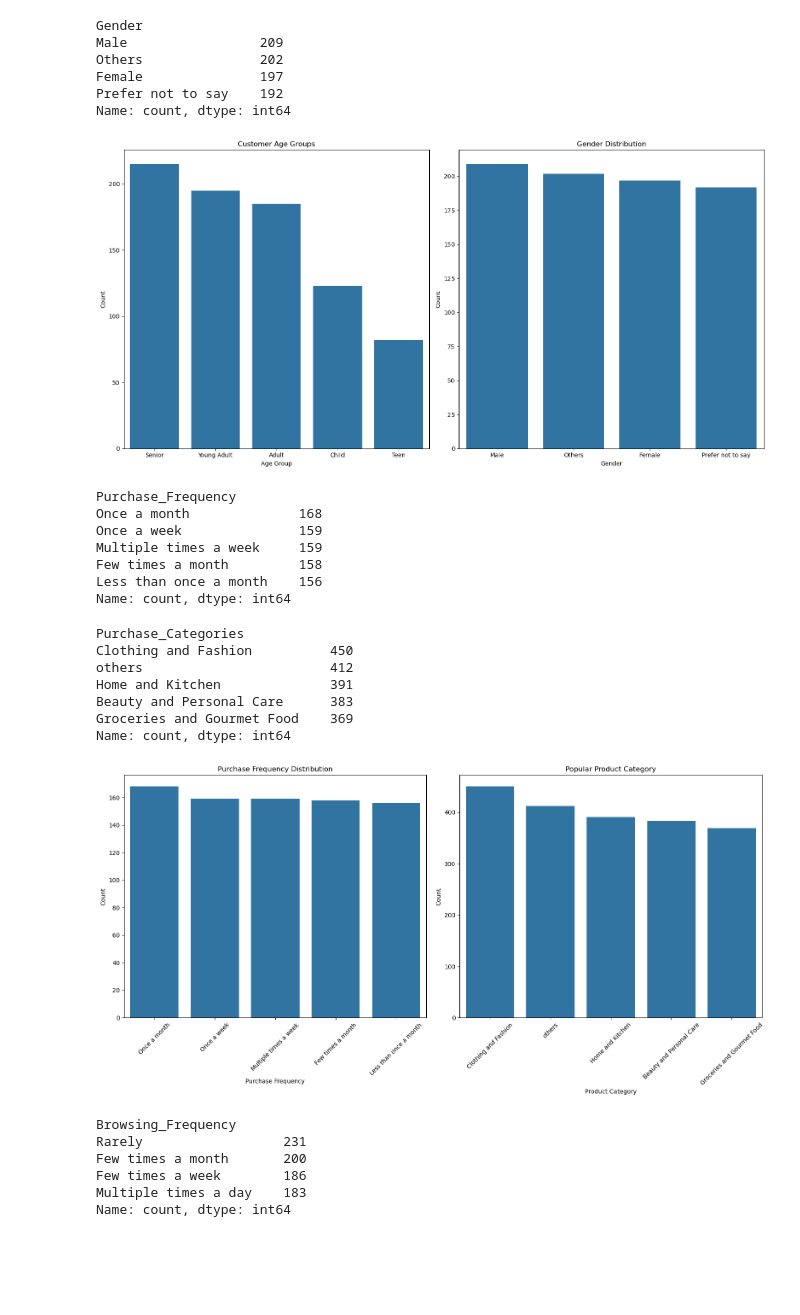
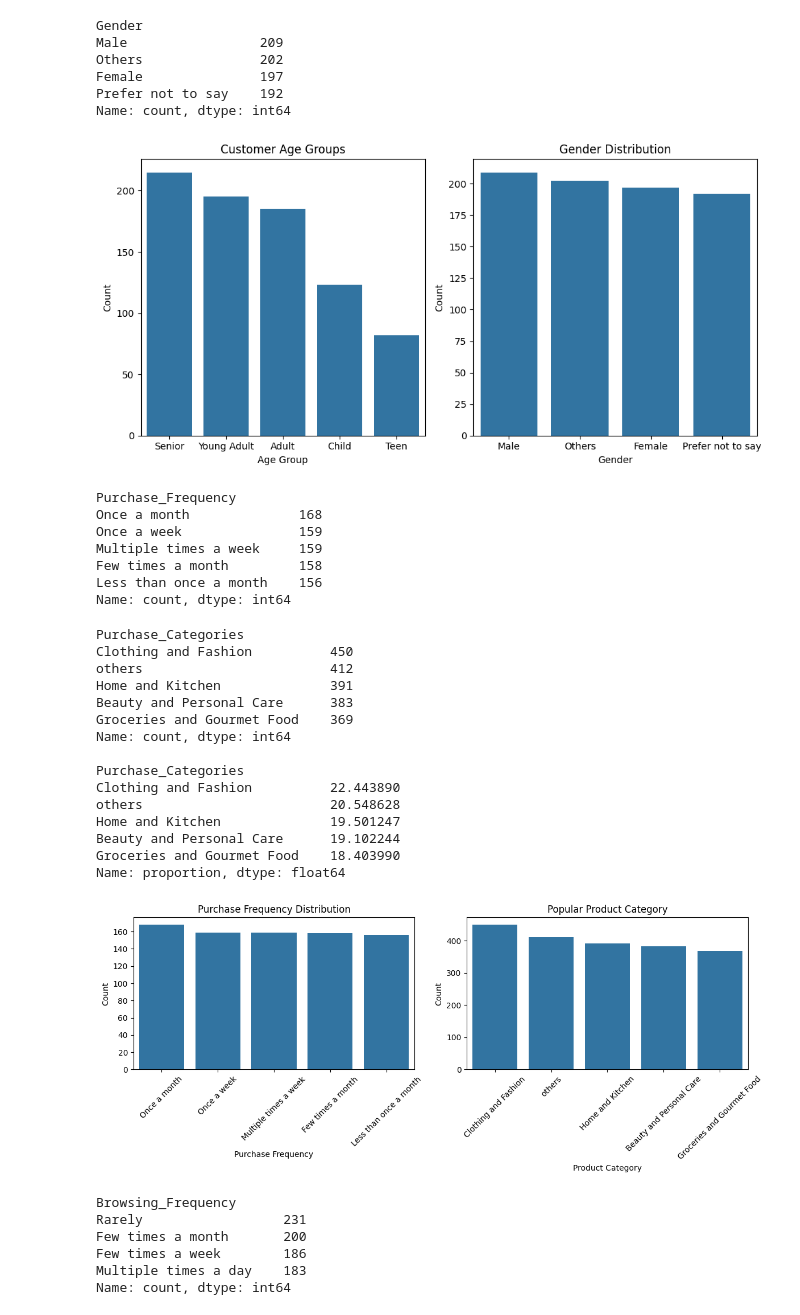
Before and after one commit to hchikhlonde14/Market-Basket-Analysis-for-Amazon, a Jupyter notebook: notebooks/MarketAnalysis.ipynb, the cells around one changed output. Drawn from its saved outputs; the diff is of its cells as text; code cells hidden in the pictures; blank space fills up the shorter version.

```diff
--- a/notebooks/MarketAnalysis.ipynb
+++ b/notebooks/MarketAnalysis.ipynb
@@ -195,7 +228,7 @@ Female               197
 Prefer not to say    192
 Name: count, dtype: int64
 # %%
-fig, ax = plt.subplots(1,2, figsize=(16,8))
+fig, ax = plt.subplots(1,2, figsize=(10,5))
 
 # Creating plot for Age group
 sns.countplot(
@@ -218,7 +251,7 @@ ax[1].set_ylabel("Count")
 plt.tight_layout()
 plt.show()
 # %% [output]
-[figure, old version]
+[figure, new version]
 # %%
 # Purchase Frequency Distribution
 df["Purchase_Frequency"].value_counts()
@@ -238,7 +271,8 @@ df["Purchase_Categories"] = df["Purchase_Categories"].str.split(';')
 category_df = df.explode("Purchase_Categories")
 # %%
 # Purchase Category Distribution
-category_df["Purchase_Categories"].value_counts()
+print(category_df["Purchase_Categories"].value_counts(),"\n")
+print(category_df["Purchase_Categories"].value_counts(normalize=True)*100)
 # %% [output]
 Purchase_Categories
 Clothing and Fashion          450
@@ -247,35 +281,43 @@ Home and Kitchen              391
 Beauty and Personal Care      383
 Groceries and Gourmet Food    369
 Name: count, dtype: int64
+
+Purchase_Categories
+Clothing and Fashion          22.443890
+others                        20.548628
+Home and Kitchen              19.501247
+Beauty and Personal Care      19.102244
+Groceries and Gourmet Food    18.403990
+Name: proportion, dtype: float64
 # %%
-fig , ax = plt.subplots(1,2, figsize=(16,8))
+fig , ax = plt.subplots(1,2, figsize=(12,5))
 # Purchase Frequency Plot
 sns.countplot(
     x=df["Purchase_Frequency"],
     order=df["Purchase_Frequency"].value_counts().index,
     ax = ax[0]
 )
 
 ax[0].set_title("Purchase Frequency Distribution")
 ax[0].set_xlabel("Purchase Frequency")
 ax[0].set_ylabel("Count")
 
 ax[0].tick_params(axis='x', rotation=45)
 
 # Purchase Category Plot
 sns.countplot(
     x=category_df["Purchase_Categories"],
     order=category_df["Purchase_Categories"].value_counts().index ,
     ax= ax[1]
 )
 ax[1].set_title("Popular Product Category")
 ax[1].set_xlabel("Product Category")
 ax[1].set_ylabel("Count")
 ax[1].tick_params(axis='x', rotation=45)
 plt.tight_layout()
 plt.show()
 # %% [output]
-[figure, old version]
+[figure, new version]
 # %%
 # Browsing Frequency Distribution
 df["Browsing_Frequency"].value_counts()
```
Also changed, not shown: parts of 31 cells of this notebook, 1 other file.
